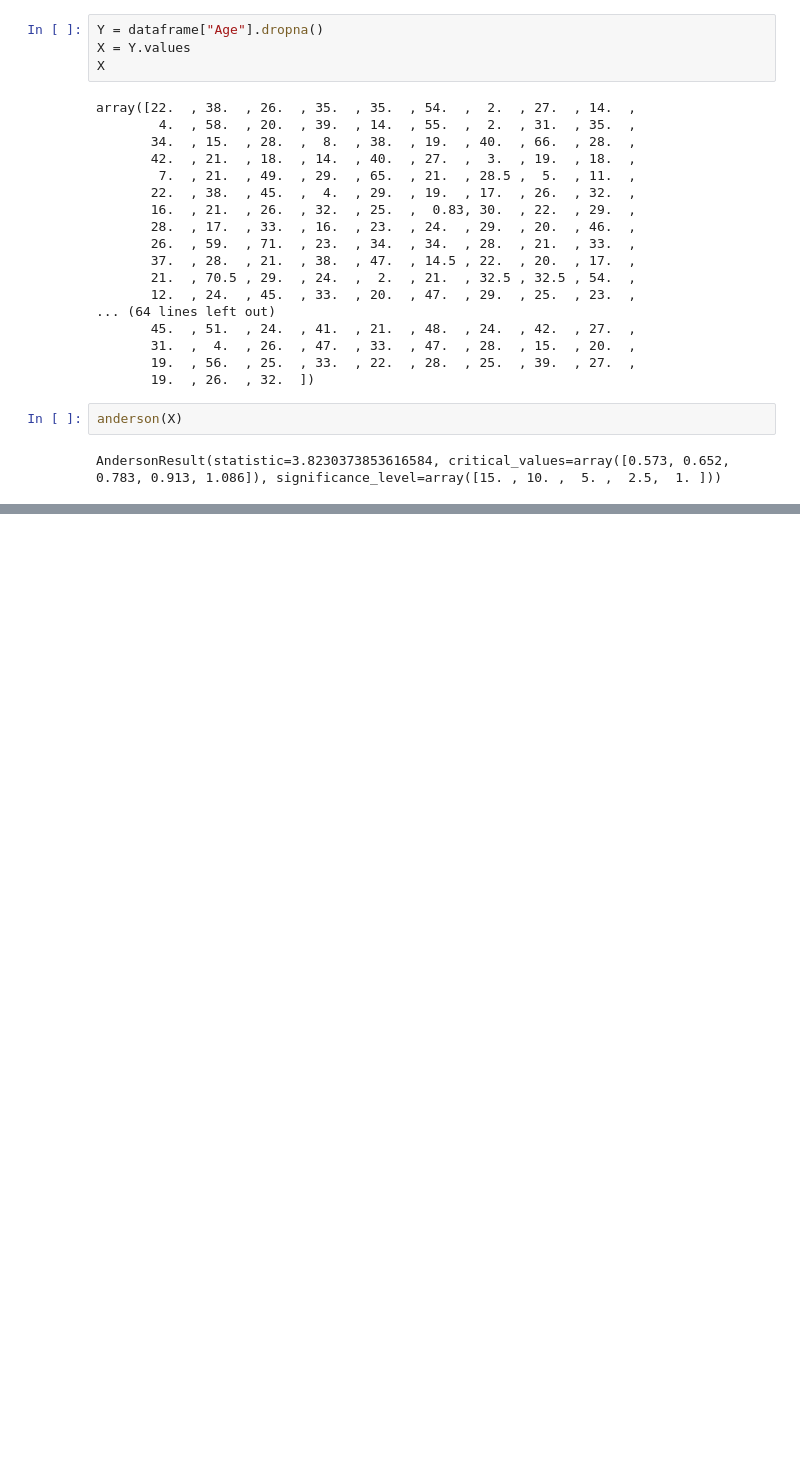
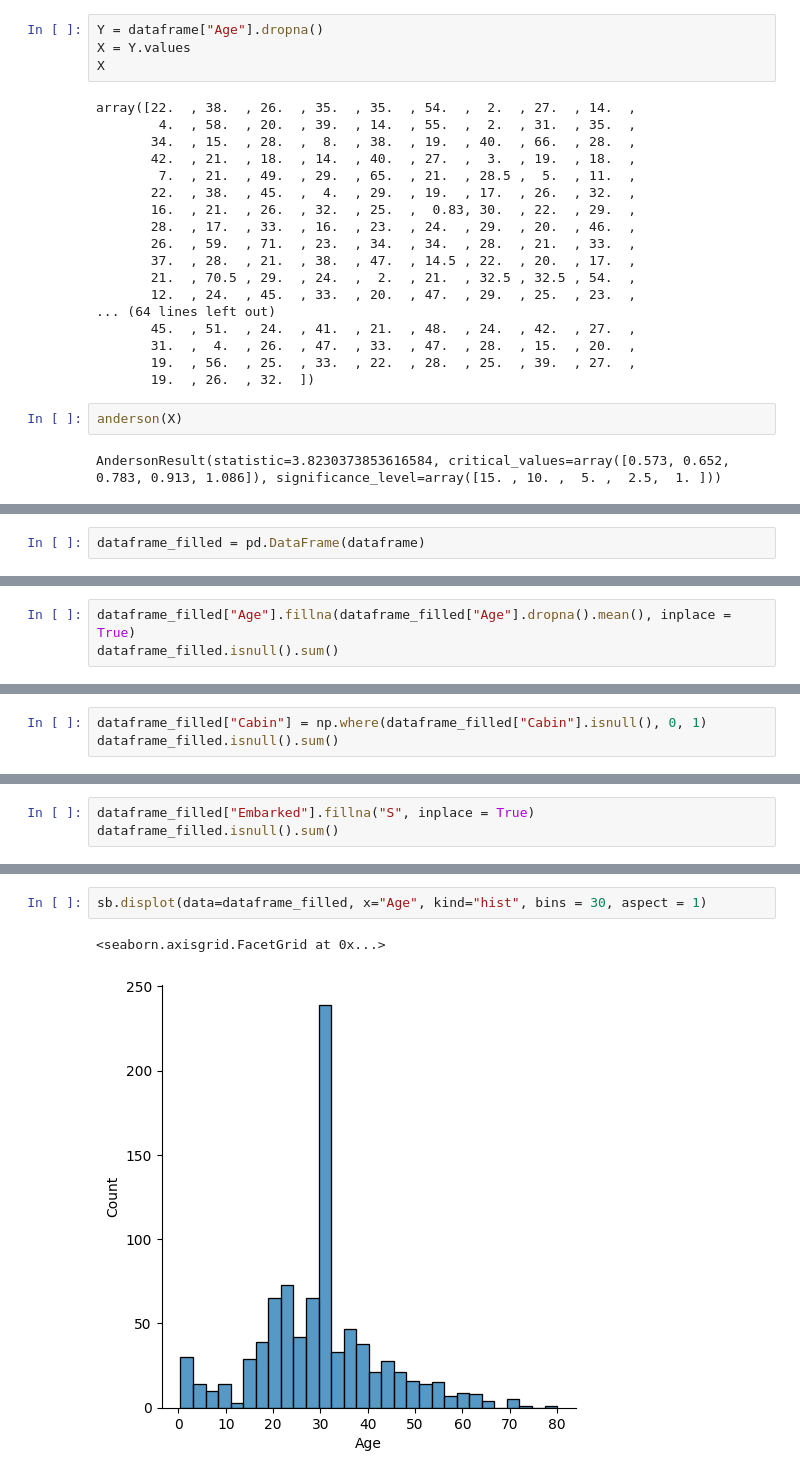
Before and after one commit to Leywa-git/Start_UP_IT_PDS2, a Jupyter notebook: Lesson_44/dz_44.ipynb, the cells around one changed output, grey strips where cells are left out. Cells and saved outputs as stored; diff of their text form; blank space fills up the shorter version.

```diff
--- a/Lesson_44/dz_44.ipynb
+++ b/Lesson_44/dz_44.ipynb
@@ -102,0 +140,2 @@ Probably not Gaussian
+# %%
+dataframe_filled = pd.DataFrame(dataframe)
@@ -102,0 +158,3 @@ Probably not Gaussian
+# %%
+dataframe_filled["Age"].fillna(dataframe_filled["Age"].dropna().mean(), inplace = True)
+dataframe_filled.isnull().sum()
@@ -102,0 +175,3 @@ Probably not Gaussian
+# %%
+dataframe_filled["Cabin"] = np.where(dataframe_filled["Cabin"].isnull(), 0, 1)
+dataframe_filled.isnull().sum()
@@ -102,0 +199,3 @@ Probably not Gaussian
+# %%
+dataframe_filled["Embarked"].fillna("S", inplace = True)
+dataframe_filled.isnull().sum()
@@ -102,0 +232,5 @@ Probably not Gaussian
+# %%
+sb.displot(data=dataframe_filled, x="Age", kind="hist", bins = 30, aspect = 1)
+# %% [output]
+<seaborn.axisgrid.FacetGrid at 0x...>
+[figure, added]
```
Also changed, not shown: parts of 19 cells of this notebook.
